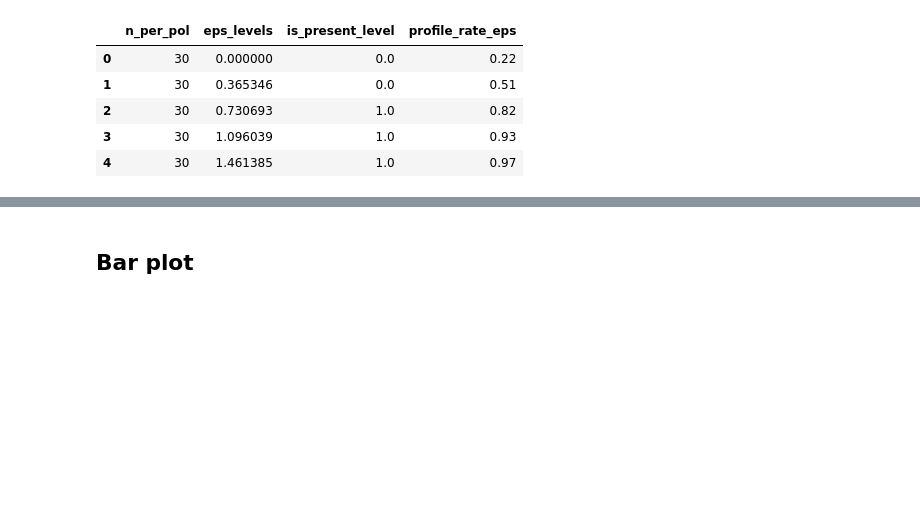
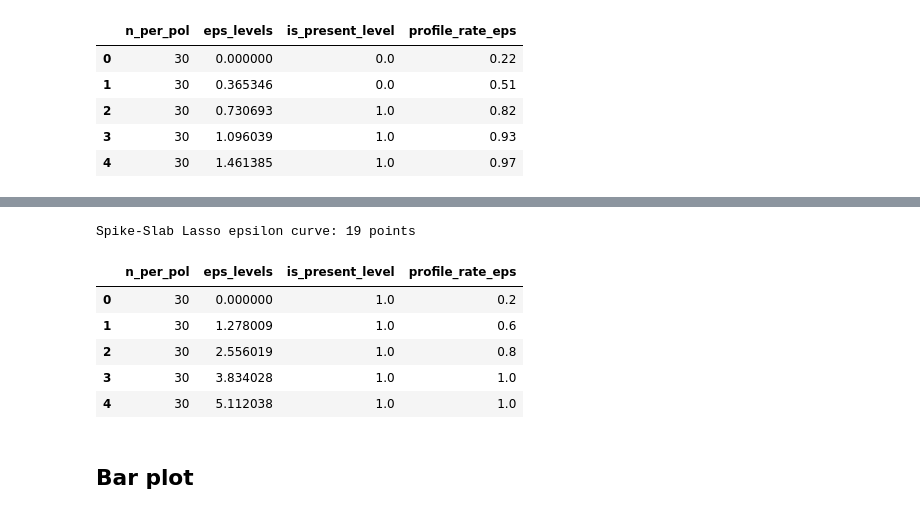
Before and after one commit to AparaV/rashomon-partition-sets, a Jupyter notebook: Code/analyze_reff_simulations.ipynb, the cells around one changed output, grey strips where cells are left out. Saved outputs shown, nothing was run; the diff lists cells and outputs as text; code cells hidden in the pictures; blank space fills up the shorter version.

Commit message:
Add SSL plots

```diff
--- a/Code/analyze_reff_simulations.ipynb
+++ b/Code/analyze_reff_simulations.ipynb
@@ -462,3 +548,65 @@ Bootstrap epsilon curve: 24 points
+# %%
+# Create plot dataframe for Spike-Slab Lasso
+ssl_plot_df = ssl_eps_df.copy()
+
+# Mark if best profile is present at each epsilon level
+ssl_plot_df["best_profile_present"] = ssl_plot_df["right_best_profile"]
+ssl_plot_df["is_present_level"] = ssl_plot_df.groupby(
+    ["n_per_pol", "sim_num", "eps_levels"], observed=False
+)["best_profile_present"].transform("max")
+
+# Fill in missing eps_levels for some simulations
+n_per_pol_index = [30]
+sims_index = list(np.unique(ssl_eps_df["sim_num"]))
+eps_index_ssl = list(eps_bins_ssl)
+
+new_index_ssl = pd.MultiIndex.from_product(
+    [n_per_pol_index, sims_index, eps_index_ssl],
+    names=["n_per_pol", "sim_num", "eps_levels"]
+)
+ssl_plot_df = ssl_plot_df.drop_duplicates(["n_per_pol", "sim_num", "eps_levels"])
+ssl_plot_df = ssl_plot_df.set_index(["n_per_pol", "sim_num", "eps_levels"]).reindex(new_index_ssl).reset_index()
+
+ssl_plot_df["is_present_level"] = ssl_plot_df["is_present_level"].fillna(0)
+
+# Cumulative sum: once found, stays found
+ssl_plot_df["is_present_level"] = ssl_plot_df.groupby(["n_per_pol", "sim_num"])["is_present_level"].cumsum()
+ssl_plot_df.loc[ssl_plot_df["is_present_level"] > 0, "is_present_level"] = 1
+
+# Compute profile rate across simulations
+ssl_plot_df["profile_rate_eps"] = ssl_plot_df.groupby(
+    ["n_per_pol", "eps_levels"], observed=False
+)["is_present_level"].transform("mean")
+
+# Convert eps_levels from categorical to numeric using the right edge of each bin
+ssl_plot_df["eps_levels"] = ssl_plot_df["eps_levels"].apply(lambda x: x.right if hasattr(x, 'right') else x)
+
+ssl_plot_df = ssl_plot_df.dropna(subset=["eps_levels"])
+ssl_plot_df = ssl_plot_df.drop_duplicates(["n_per_pol", "eps_levels"])
+ssl_plot_df = ssl_plot_df.sort_values("eps_levels")
+
+# Extend to max epsilon for plotting
+new_rows_ssl = []
+eps_extended_range_ssl = np.arange(np.max(ssl_plot_df["eps_levels"]), 25, step=3)
+is_present_max_ssl = np.max(ssl_plot_df["is_present_level"])
+profile_eps_max_ssl = np.max(ssl_plot_df["profile_rate_eps"])
+
+for eps_extended_i in eps_extended_range_ssl:
+    new_rows_ssl.append([30, eps_extended_i, is_present_max_ssl, profile_eps_max_ssl])
+
+new_rows_ssl_df = pd.DataFrame(new_rows_ssl, columns=["n_per_pol", "eps_levels", "is_present_level", "profile_rate_eps"])
+ssl_plot_ext_df = pd.concat([ssl_plot_df[["n_per_pol", "eps_levels", "is_present_level", "profile_rate_eps"]], new_rows_ssl_df])
+
+print(f"Spike-Slab Lasso epsilon curve: {len(ssl_plot_ext_df)} points")
+ssl_plot_ext_df.head()
+# %% [output]
+Spike-Slab Lasso epsilon curve: 19 points
+|  | n_per_pol | eps_levels | is_present_level | profile_rate_eps |
+| 0 | 30 | 0.000000 | 1.0 | 0.2 |
+| 1 | 30 | 1.278009 | 1.0 | 0.6 |
+| 2 | 30 | 2.556019 | 1.0 | 0.8 |
+| 3 | 30 | 3.834028 | 1.0 | 1.0 |
+| 4 | 30 | 5.112038 | 1.0 | 1.0 |
 # %% [markdown]
 ## Bar plot
 # %%
```
Also changed, not shown: parts of 10 cells of this notebook.
